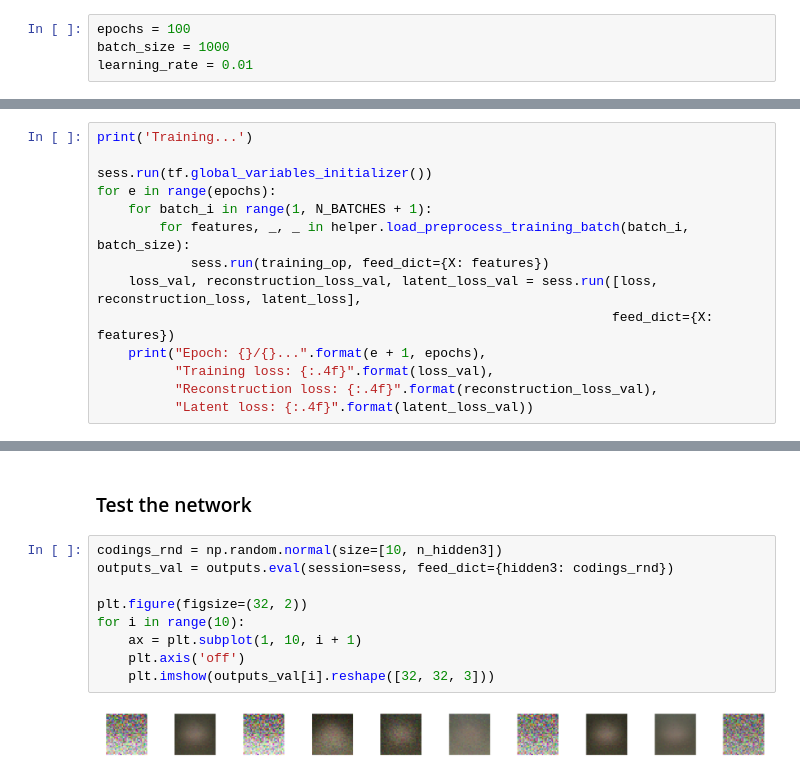
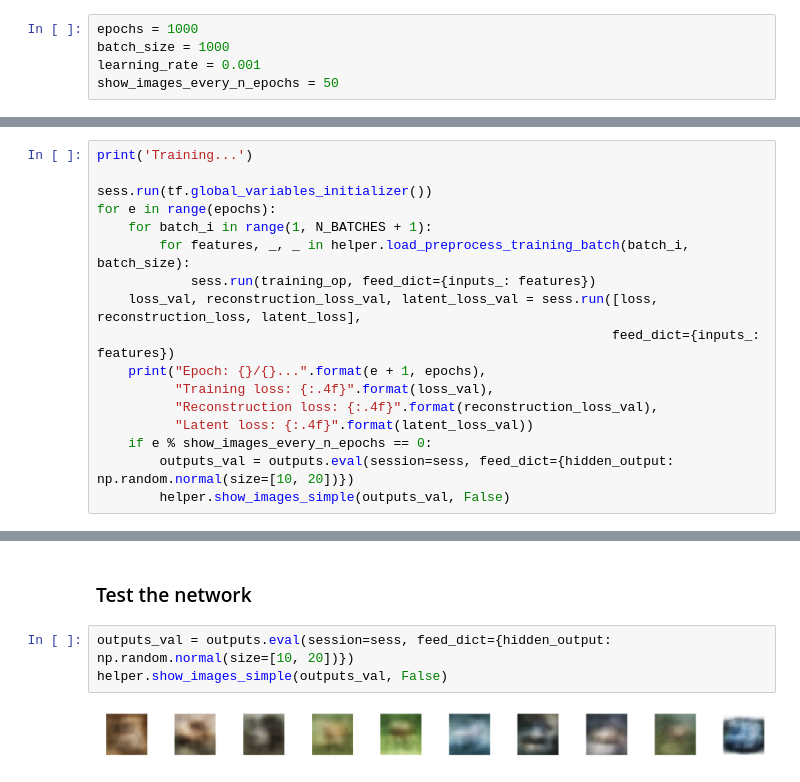
Before and after one commit to amirkeren/deep-learning-course, a Jupyter notebook: ex3/ex3-2.ipynb, the cells around one changed output, grey strips where cells are left out. Saved outputs shown, nothing was run; the diff lists cells and outputs as text.

```diff
--- a/ex3/ex3-2.ipynb
+++ b/ex3/ex3-2.ipynb
@@ -25,9 +25,10 @@ N_BATCHES = 5
 # %% [markdown]
 ### Hyperparameters
 # %%
-epochs = 100
+epochs = 1000
 batch_size = 1000
-learning_rate = 0.01
+learning_rate = 0.001
+show_images_every_n_epochs = 50
 # %% [markdown]
 ### Prepare the dataset
 # %%
@@ -112,12 +89,15 @@ sess.run(tf.global_variables_initializer())
 for e in range(epochs):
     for batch_i in range(1, N_BATCHES + 1):
         for features, _, _ in helper.load_preprocess_training_batch(batch_i, batch_size):
-            sess.run(training_op, feed_dict={X: features})
+            sess.run(training_op, feed_dict={inputs_: features})
     loss_val, reconstruction_loss_val, latent_loss_val = sess.run([loss, reconstruction_loss, latent_loss],
-                                                                  feed_dict={X: features})
+                                                                  feed_dict={inputs_: features})
     print("Epoch: {}/{}...".format(e + 1, epochs),
           "Training loss: {:.4f}".format(loss_val),
           "Reconstruction loss: {:.4f}".format(reconstruction_loss_val),
           "Latent loss: {:.4f}".format(latent_loss_val))
+    if e % show_images_every_n_epochs == 0:
+        outputs_val = outputs.eval(session=sess, feed_dict={hidden_output: np.random.normal(size=[10, 20])})
+        helper.show_images_simple(outputs_val, False)
 # %% [output]
 Training...
@@ -125,13 +120,7 @@ Training...
 # %% [markdown]
 ### Test the network
-# %%
-codings_rnd = np.random.normal(size=[10, n_hidden3])
-outputs_val = outputs.eval(session=sess, feed_dict={hidden3: codings_rnd})
-
-plt.figure(figsize=(32, 2))
-for i in range(10):
-    ax = plt.subplot(1, 10, i + 1)
-    plt.axis('off')
-    plt.imshow(outputs_val[i].reshape([32, 32, 3]))
-# %% [output]
-[figure, removed]
+# %%
+outputs_val = outputs.eval(session=sess, feed_dict={hidden_output: np.random.normal(size=[10, 20])})
+helper.show_images_simple(outputs_val, False)
+# %% [output]
+[figure, added]
```
Also changed, not shown: parts of 6 cells of this notebook, 2 other files.
